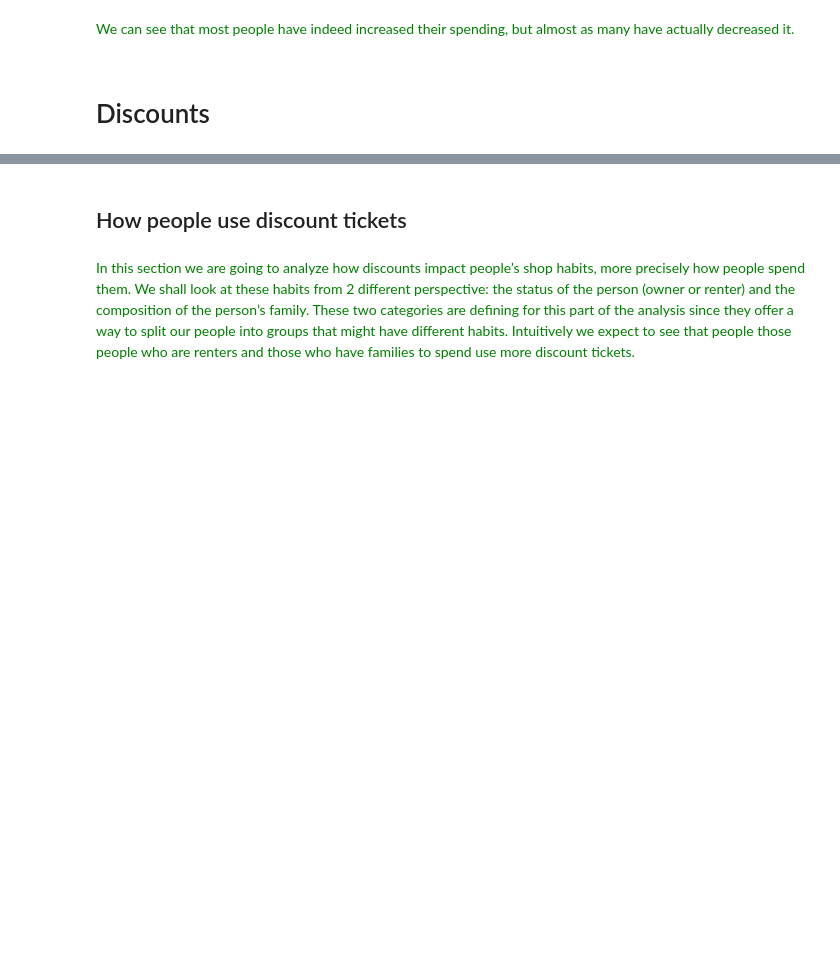
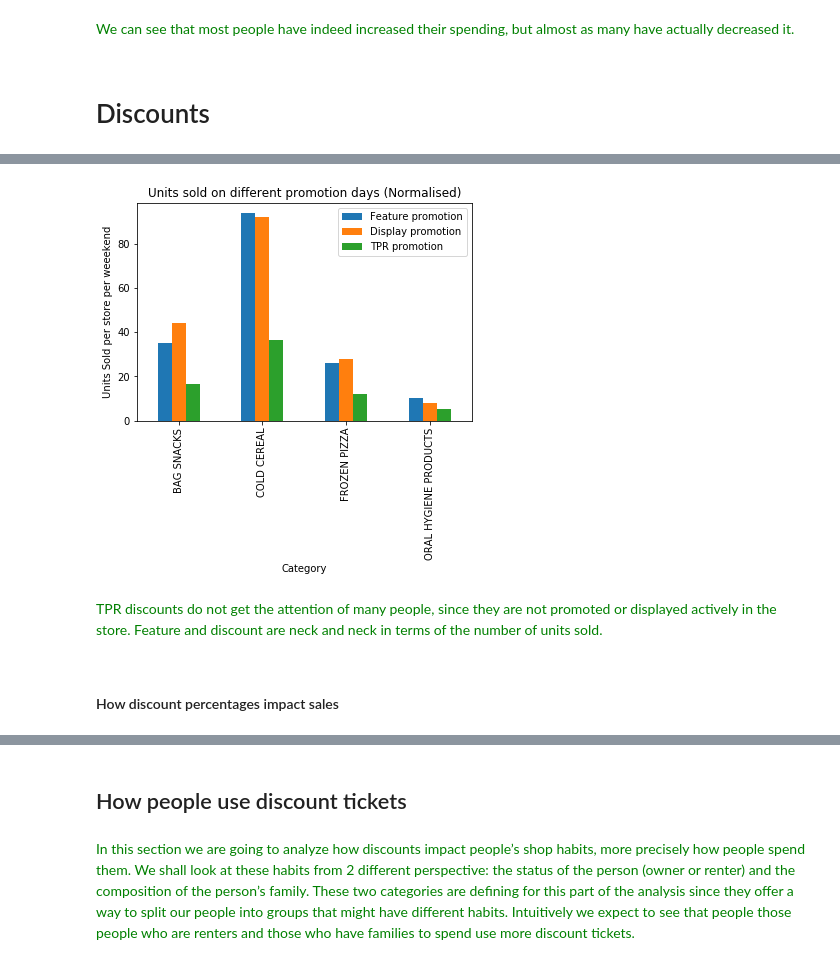
Before and after one commit to Lucianod28/Ada-project, a Jupyter notebook: Milestone3.ipynb, the cells around one changed output, grey strips where cells are left out. Drawn from its saved outputs; the diff is of its cells as text; code cells hidden in the pictures; blank space fills up the shorter version.

```diff
--- a/Milestone3.ipynb
+++ b/Milestone3.ipynb
@@ -836,0 +1064,19 @@ We can see that most people have indeed increased their spending, but almost as
+# %%
+#Normalised most sucessful type of promotion:
+
+Normalised_sale_feature = Total_sale_feature.copy(deep= True)
+Normalised_sale_feature.UNITS_FEATURE = Normalised_sale_feature.UNITS_FEATURE\
+                                     /Ndays_feature.NORM_UNITS_FEATURE
+
+Normalised_sale_display = Total_sale_display.copy(deep= True)
+Normalised_sale_display.UNITS_DISPLAY = Normalised_sale_display.UNITS_DISPLAY\
+                                      /Ndays_display.NORM_UNITS_DISPLAY
+
+Normalised_sale_Only = Total_sale_Only.copy(deep= True)
+Normalised_sale_Only.UNITS_ONLY = Normalised_sale_Only.UNITS_ONLY\
+                                      /Ndays_Only.NORM_UNITS_ONLY
+# %%
+Normalised_disc_combined = Normalised_sale_feature\
+                 .merge(Normalised_sale_display, on='CATEGORY', how='left')\
+                 .merge(Normalised_sale_Only, on='CATEGORY', how='left')
+Normalised_disc_combined
@@ -836,0 +1089,16 @@ We can see that most people have indeed increased their spending, but almost as
+# %%
+_ = Normalised_disc_combined.plot(kind='bar', x='CATEGORY', y=['UNITS_FEATURE', 'UNITS_DISPLAY', 'UNITS_ONLY'],\
+                        label=['Feature promotion', 'Display promotion', 'TPR promotion'],\
+                        title='Units sold on different promotion days (Normalised)')
+_ = plt.xlabel("Category")
+_ = plt.ylabel("Units Sold per store per weeekend")
+
+plt.show()
+# %% [output]
+[figure, added]
+# %% [markdown]
+<font color = "green">
+
+   TPR discounts do not get the attention of many people, since they are not promoted or displayed actively in the store. Feature and discount are neck and neck in terms of the number of units sold.
+# %% [markdown]
+#### How discount percentages impact sales
```
Also changed, not shown: parts of 31 cells of this notebook.
